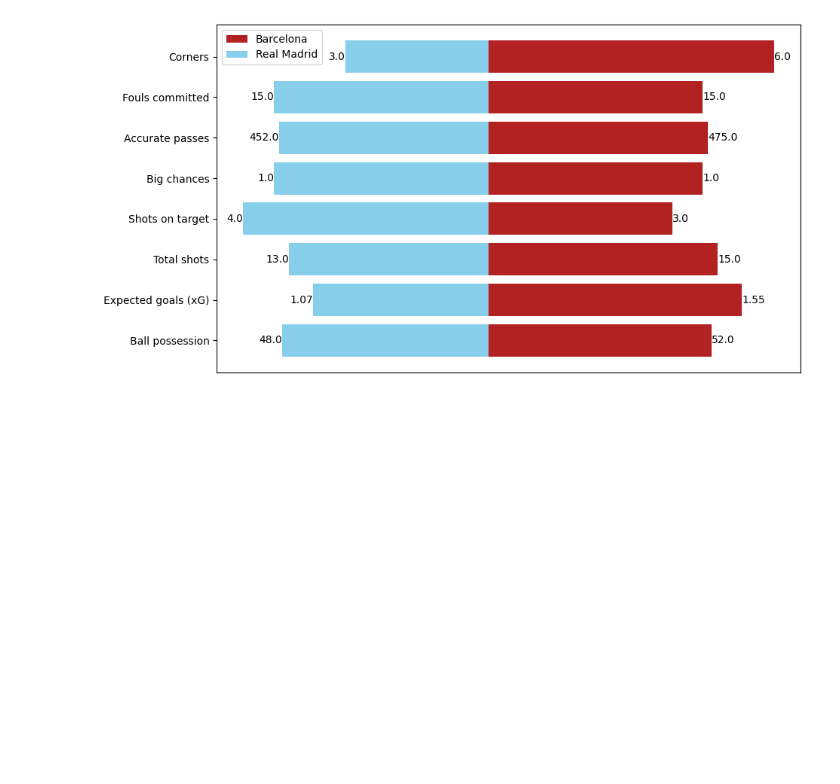
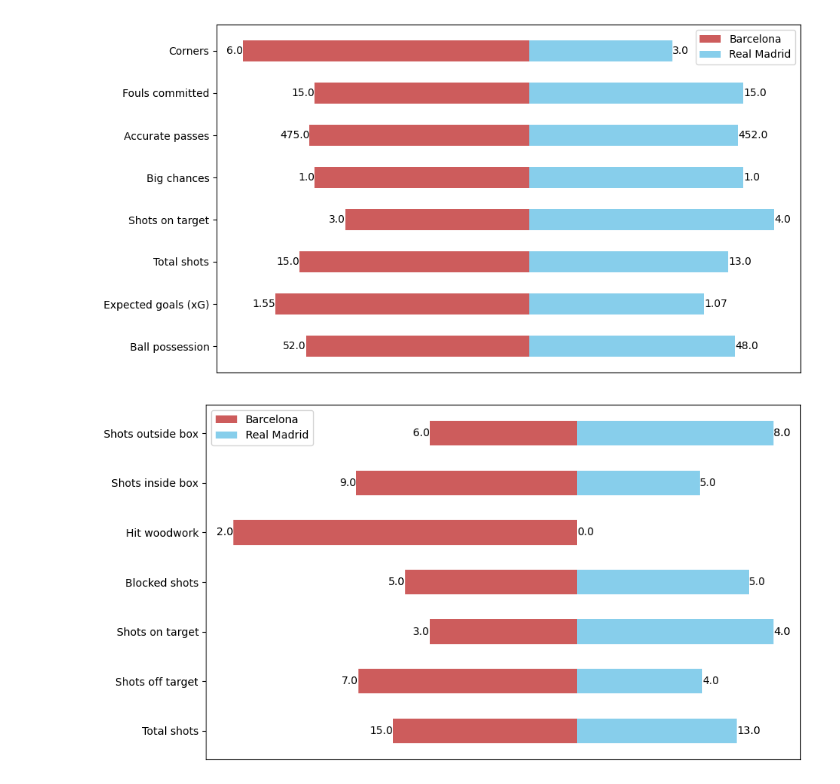
Before and after one commit to Football-Analytics-UCU/Real-Madrid, a Jupyter notebook: src/korotkova/rm_barca_main_stat.ipynb, the cells around one changed output. Saved outputs shown, nothing was run; the diff lists cells and outputs as text; code cells hidden in the pictures; blank space fills up the shorter version.

```diff
--- a/src/korotkova/rm_barca_main_stat.ipynb
+++ b/src/korotkova/rm_barca_main_stat.ipynb
@@ -1,8 +81,26 @@
+# %%
+# Main Stat
+from main_data import main_content, data as fotmob_data
+
+
+stats_data = main_content['stats']['Periods']['All']['stats'][0]['stats']
+result = {}
+
+for el in stats_data:
+    if (el['stats'][0]):
+        result[el['title']] = el['stats']
+
+show_stats_data(result)
+
+home_team = fotmob_data['props']['pageProps']['general']['homeTeam']['name']
+away_team = fotmob_data['props']['pageProps']['general']['awayTeam']['name']
+
+team_names = [home_team, away_team]
+# %% [output]
+[figure, added]
 # %%
-# Main Stat
-from main_data import show_stats_data, main_content
-
-stats_data = main_content['stats']['Periods']['All']['stats'][0]['stats']
+# Shot stat
+stats_data = main_content['stats']['Periods']['All']['stats'][1]['stats']
 data = {}
 
 for el in stats_data:
@@ -11,4 +109,4 @@ for el in stats_data:
 
 show_stats_data(data)
 # %% [output]
-[figure, old version]
+[figure, new version]
```
Also changed, not shown: parts of 7 cells of this notebook, 2 other files.
